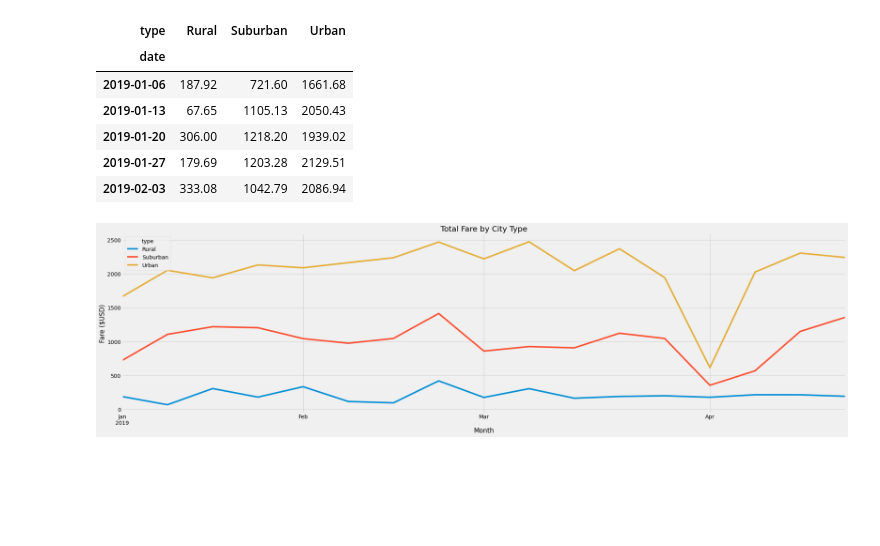
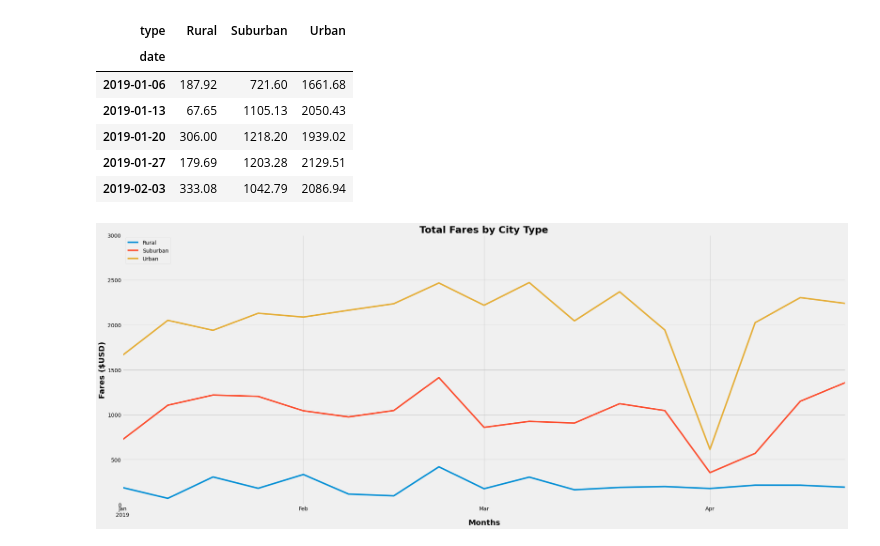
Before and after one commit to umasivakumar232/PyBer_Analysis, a Jupyter notebook: PyBer_Challenge.ipynb, the cells around one changed output. Cells and saved outputs as stored; diff of their text form; code cells hidden in the pictures; blank space fills up the shorter version.

```diff
--- a/PyBer_Challenge.ipynb
+++ b/PyBer_Challenge.ipynb
@@ -246,20 +246,30 @@ Jan_Apr_weekly_fares_df.head()
 # %%
 # 8. Using the object-oriented interface method, plot the resample DataFrame using the df.plot() function.
 # Import the style from Matplotlib.
 from matplotlib import style
+
 # Use the graph style fivethirtyeight.
 style.use('fivethirtyeight')
-# Create a plot
-ax = Jan_Apr_weekly_fares_df.plot(figsize=(30, 8))
 
-# Create titles, axis labels, and legend
-ax.set_title("Total Fare by City Type")
-ax.set_ylabel("Fare ($USD)")
-ax.set_xlabel("Month")
+# Plot a graph using the object oriented method
+Jan_Apr_Fares = Jan_Apr_weekly_fares_df.plot(figsize = (30,12))
 
-# Save plot to analysis folder
+# Add a title
+Jan_Apr_Fares.set_title("Total Fares by City Type", fontsize=25, weight="bold")
+
+#  Add a x- and y-axis labels.
+Jan_Apr_Fares.set_xlabel("Months",fontsize=20, weight="bold" )
+Jan_Apr_Fares.set_ylabel("Fares ($USD)" , fontsize=20, weight="bold")
+
+# change the legend position for better readability
+Jan_Apr_Fares.legend(loc='upper left')
+
+# Create a larger scale on the axes with
+Jan_Apr_Fares.set_ylim(0, 3000)
+
 plt.savefig("Images/PyBer_Fare_Summary")
 
+# Let the magic happen
 plt.show()
 # %% [output]
-[figure, old version]
+[figure, new version]
```
Also changed, not shown: 1 other file.
